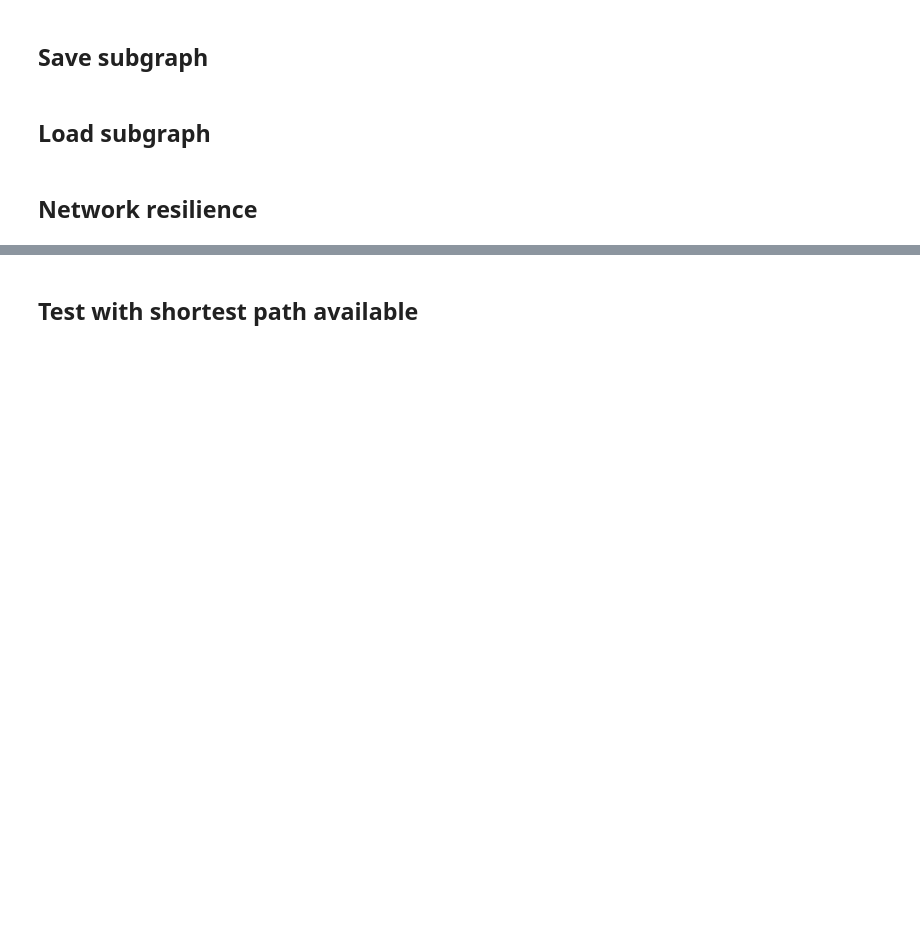
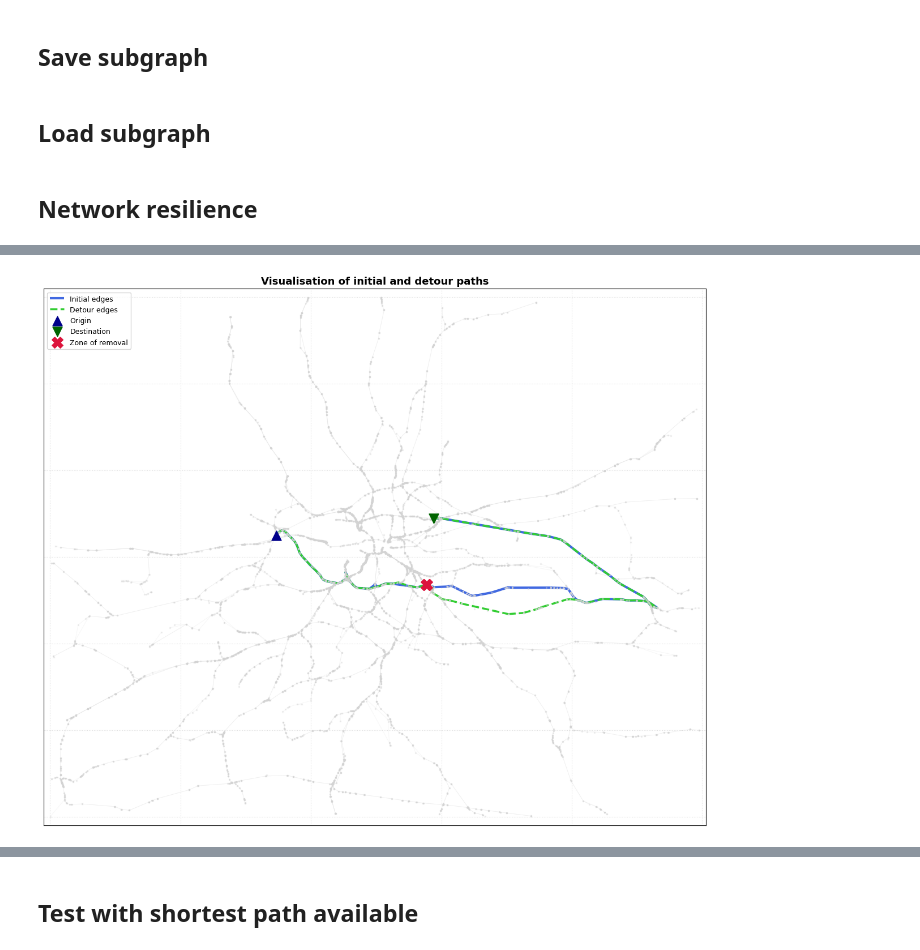
Before and after one commit to thibaultquentin66-lang/resilience_freight_train_UK, a Jupyter notebook: Final_Work.ipynb, the cells around one changed output, grey strips where cells are left out. Cells and saved outputs as stored; diff of their text form; code cells hidden in the pictures; blank space fills up the shorter version.

```diff
--- a/Final_Work.ipynb
+++ b/Final_Work.ipynb
@@ -1698,2 +1400,43 @@ plt.show()
+# %%
+plt.figure(figsize=(12, 10))
+
+pos = {}
+for node, data in G_london.nodes(data=True):
+    try:
+        pos[node] = (float(data.get('lon', 0)), float(data.get('lat', 0)))
+    except (ValueError, TypeError):
+        pos[node] = (0.0, 0.0)
+
+nx.draw_networkx_nodes(G_london, pos, node_size=2, node_color="lightgray", alpha=0.3)
+nx.draw_networkx_edges(G_london, pos, edge_color="gainsboro", width=0.5, alpha=0.3)
+
+edges_initial = [(path[i], path[i+1]) for i in range(len(path)-1)]
+nx.draw_networkx_edges(G_london, pos, edgelist=edges_initial, edge_color="royalblue", width=3, label="Initial edges")
+#nx.draw_networkx_nodes(G_london, pos, nodelist=path, node_size=25, node_color="royalblue", label="Initial nodes")
+
+path_alt = k_paths[0]
+edges_alt = [(path_alt[i], path_alt[i+1]) for i in range(len(path_alt)-1)]
+nx.draw_networkx_edges(G_london, pos, edgelist=edges_alt, edge_color="limegreen", width=2.5, style="dashed", label="Detour edges")
+#nx.draw_networkx_nodes(G_london, pos, nodelist=path_alt, node_size=15, node_color="limegreen", alpha=0.8, label="Detour nodes")
+
+nx.draw_networkx_nodes(G_london, pos, nodelist=[origine], node_size=150, node_color="darkblue", node_shape="^", label="Origin")
+nx.draw_networkx_nodes(G_london, pos, nodelist=[destination], node_size=150, node_color="darkgreen", node_shape="v", label="Destination")
+nx.draw_networkx_nodes(G_london, pos, nodelist=[noeud_A, noeud_B], node_size=200, node_color="crimson", node_shape="X", label="Zone of removal")
+
+# 6. Cadrage et finitions
+lons = [p[0] for p in pos.values() if p != (0.0, 0.0)]
+lats = [p[1] for p in pos.values() if p != (0.0, 0.0)]
+if lons and lats:
+    plt.xlim(min(lons) - 0.01, max(lons) + 0.01)
+    plt.ylim(min(lats) - 0.01, max(lats) + 0.01)
+
+plt.title("Visualisation of initial and detour paths", fontsize=13, fontweight="bold")
+plt.legend(loc="upper left", scatterpoints=1, fontsize=9)
+plt.grid(True, linestyle=":", alpha=0.4)
+
+plt.tight_layout()
+plt.show()
+# %% [output]
+[figure, added]
 # %%
 def simuler_resilience_finale(G, max_retrait=120, pas=5):
```
Also changed, not shown: parts of 59 cells of this notebook.
